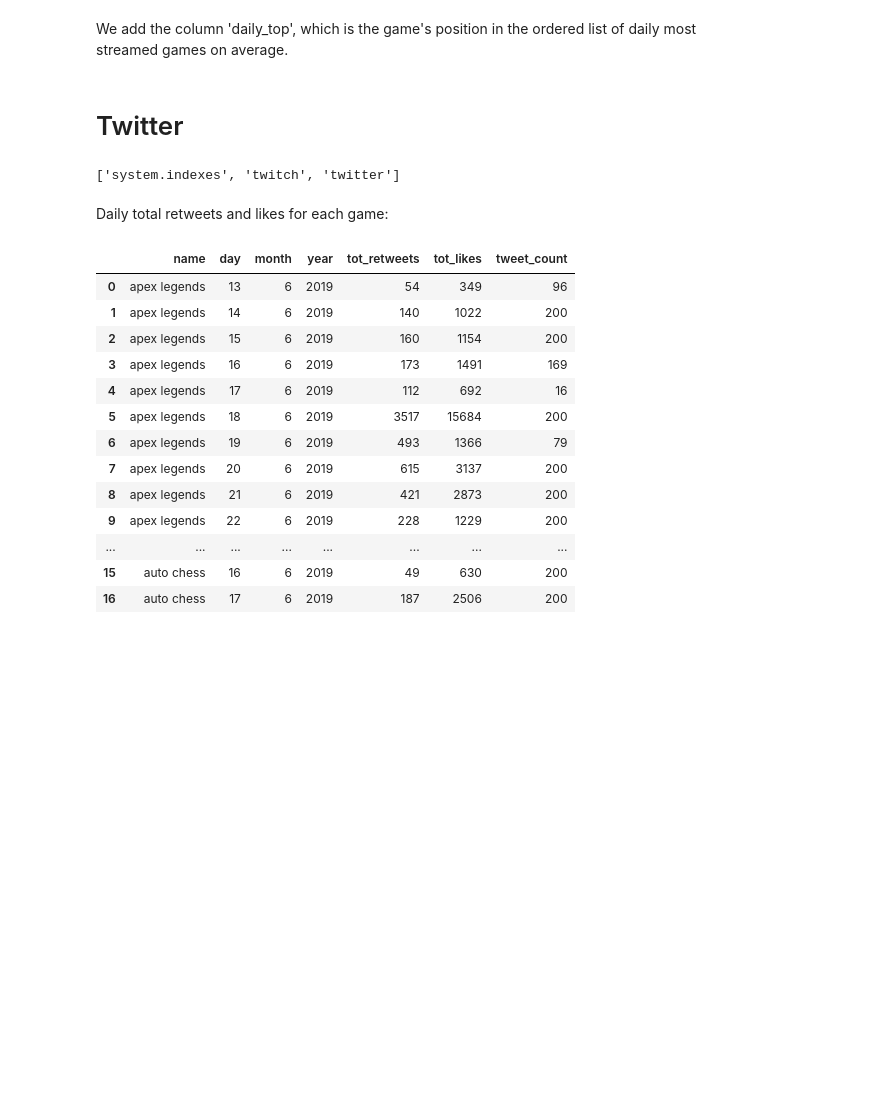
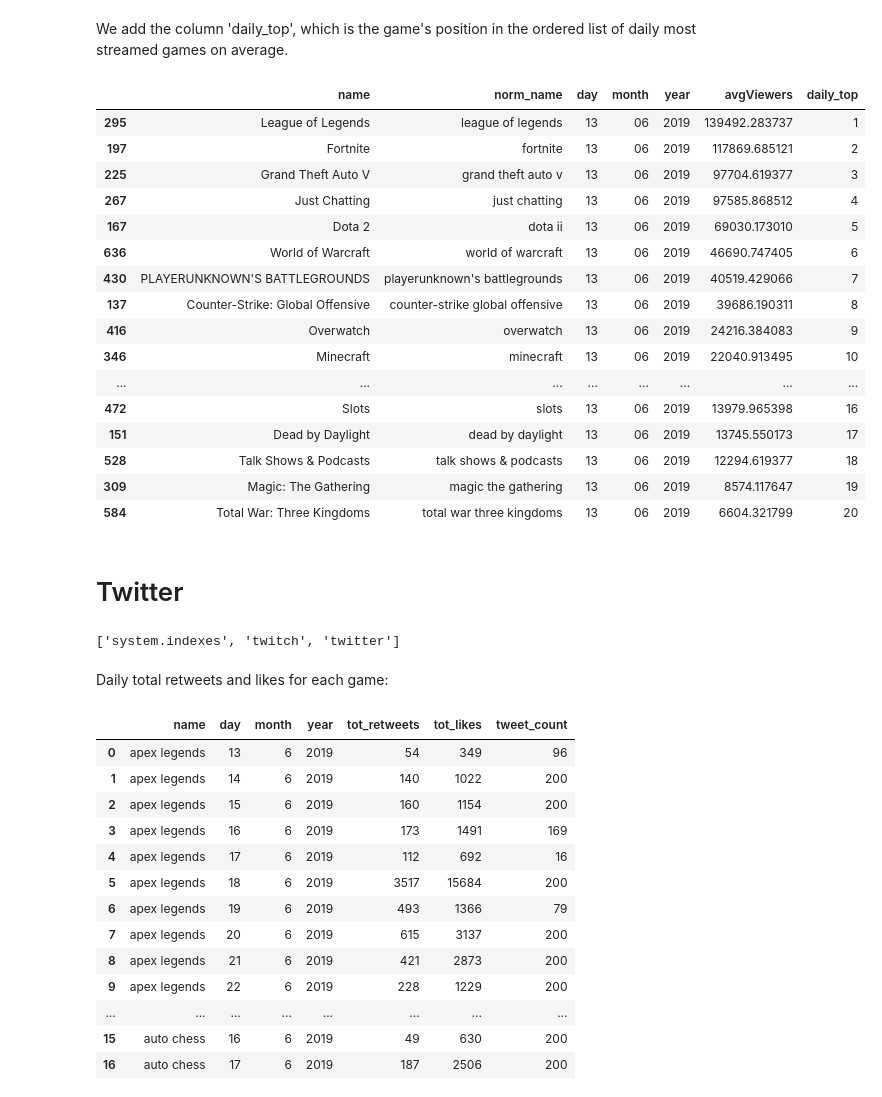
Before and after one commit to hechmik/videogames_buzz, a Jupyter notebook: notebooks/mongo_queries3.ipynb, the cells around one changed output. Saved outputs shown, nothing was run; the diff lists cells and outputs as text; code cells hidden in the pictures; blank space fills up the shorter version.

Commit message:
Added df with buzz col, improved some var names

```diff
--- a/notebooks/mongo_queries3.ipynb
+++ b/notebooks/mongo_queries3.ipynb
@@ -109,7 +109,7 @@ The following is the list of games we are interested in, so that we can restrict
 # %% [markdown]
 Alternative (and I think more elegant) way to do it:
 # %%
-with open("../top_50_games_to_monitor_n.json", "r") as f:
+with open("../top_50_games_to_monitor.json", "r") as f:
     game_list = json.load(f)
 
     top_games = game_list["selected_top_50_games"]["name"]
@@ -139,6 +139,7 @@ pipeline = [{"$unwind": "$data"},
             {"$match" : { "data.game_name" : { "$in" : top_games },  }},
             { "$group": {
                 "_id": {"name": "$data.game_name",
+                        "norm_name": "$data.game_norm_name",
                         "year" :  { "$substr" : ["$timestamp", 0, 4 ] },
                         "month" : { "$substr" : ["$timestamp", 5, 2 ] },
                         "day" :   { "$substr" : ["$timestamp", 8, 2 ] } },
@@ -164,6 +167,6 @@ top_set - result_set
 # %%
-df = json_normalize(result)
-df = df.rename(index=str, columns={"_id.name": "name", "_id.day": "day","_id.month": "month","_id.year": "year"})
-df = df[['name', 'day', 'month', 'year', 'avgViewers']]
+twitch_stats_df = json_normalize(result)
+twitch_stats_df = twitch_stats_df.rename(index=str, columns={"_id.name": "name", "_id.norm_name": "norm_name", "_id.day": "day","_id.month": "month","_id.year": "year"})
+twitch_stats_df = twitch_stats_df[['name', "norm_name", 'day', 'month', 'year', 'avgViewers']]
 
-df.head(20)
+twitch_stats_df.head(20)
@@ -174,11 +211,29 @@ df[df['name'] == 'Tetris']
 # %% [markdown]
 We add the column 'daily_top', which is the game's position in the ordered list of daily most streamed games on average.
 # %%
-df['daily_top']=df.sort_values(['day', 'month', 'year', 'avgViewers'],
+twitch_stats_df['daily_top']=twitch_stats_df.sort_values(['day', 'month', 'year', 'avgViewers'],
                                ascending=[True, True, True, False]).groupby(['day', 'month', 'year']).cumcount()
-df['daily_top'] = df['daily_top'] + 1
+twitch_stats_df['daily_top'] = twitch_stats_df['daily_top'] + 1
 # %%
-df.sort_values(['day', 'month', 'year', 'avgViewers'], ascending=[True, True, True, False]).head(20)
+twitch_stats_df.sort_values(['day', 'month', 'year', 'avgViewers'], ascending=[True, True, True, False]).head(20)
+# %% [output]
+|  | name | norm_name | day | month | year | avgViewers | daily_top |
+| 295 | League of Legends | league of legends | 13 | 06 | 2019 | 139492.283737 | 1 |
+| 197 | Fortnite | fortnite | 13 | 06 | 2019 | 117869.685121 | 2 |
+| 225 | Grand Theft Auto V | grand theft auto v | 13 | 06 | 2019 | 97704.619377 | 3 |
+| 267 | Just Chatting | just chatting | 13 | 06 | 2019 | 97585.868512 | 4 |
+| 167 | Dota 2 | dota ii | 13 | 06 | 2019 | 69030.173010 | 5 |
+| 636 | World of Warcraft | world of warcraft | 13 | 06 | 2019 | 46690.747405 | 6 |
+| 430 | PLAYERUNKNOWN'S BATTLEGROUNDS | playerunknown's battlegrounds | 13 | 06 | 2019 | 40519.429066 | 7 |
+| 137 | Counter-Strike: Global Offensive | counter-strike global offensive | 13 | 06 | 2019 | 39686.190311 | 8 |
+| 416 | Overwatch | overwatch | 13 | 06 | 2019 | 24216.384083 | 9 |
+| 346 | Minecraft | minecraft | 13 | 06 | 2019 | 22040.913495 | 10 |
+| ... | ... | ... | ... | ... | ... | ... | ... |
+| 472 | Slots | slots | 13 | 06 | 2019 | 13979.965398 | 16 |
+| 151 | Dead by Daylight | dead by daylight | 13 | 06 | 2019 | 13745.550173 | 17 |
+| 528 | Talk Shows & Podcasts | talk shows & podcasts | 13 | 06 | 2019 | 12294.619377 | 18 |
+| 309 | Magic: The Gathering | magic the gathering | 13 | 06 | 2019 | 8574.117647 | 19 |
+| 584 | Total War: Three Kingdoms | total war three kingdoms | 13 | 06 | 2019 | 6604.321799 | 20 |
 # %% [markdown]
 # Twitter
 # %%
```
Also changed, not shown: parts of 21 cells of this notebook.
